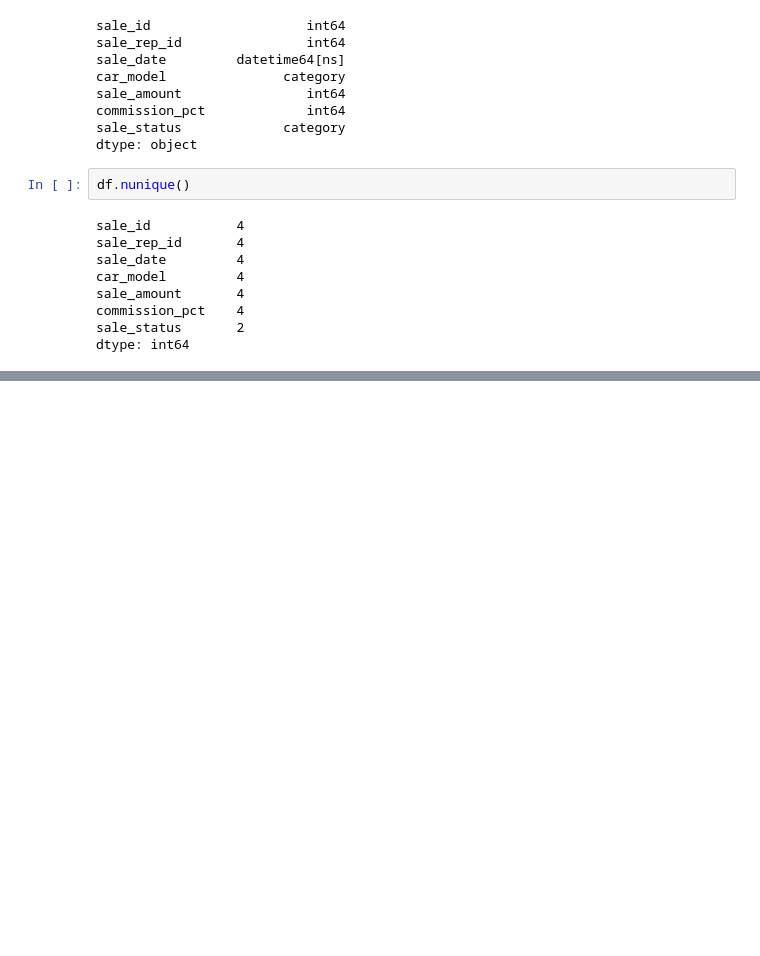
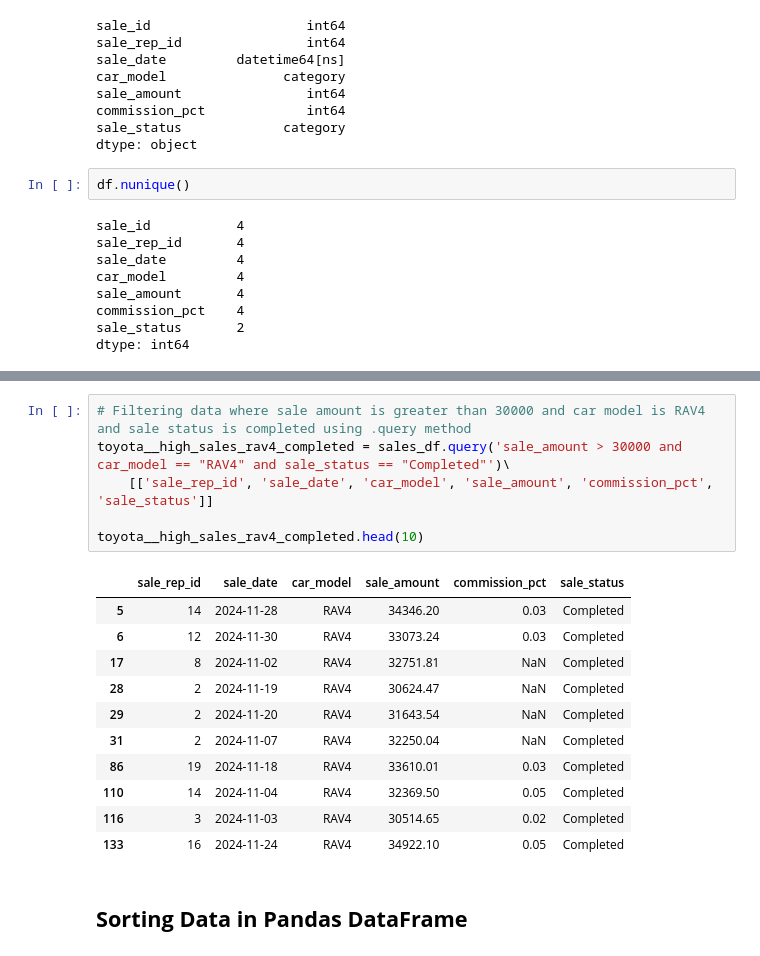
Before and after one commit to KhdaraBasha/Data-Engineer, a Jupyter notebook: Python/basics/python_exploring_toyota_sales_data.ipynb, the cells around one changed output, grey strips where cells are left out. Saved outputs shown, nothing was run; the diff lists cells and outputs as text; blank space fills up the shorter version.

```diff
--- a/Python/basics/python_exploring_toyota_sales_data.ipynb
+++ b/Python/basics/python_exploring_toyota_sales_data.ipynb
@@ -682,0 +730,20 @@ dtype: int64
+# %%
+# Filtering data where sale amount is greater than 30000 and car model is RAV4 and sale status is completed using .query method
+toyota__high_sales_rav4_completed = sales_df.query('sale_amount > 30000 and car_model == "RAV4" and sale_status == "Completed"')\
+    [['sale_rep_id', 'sale_date', 'car_model', 'sale_amount', 'commission_pct', 'sale_status']]
+
+toyota__high_sales_rav4_completed.head(10)
+# %% [output]
+|  | sale_rep_id | sale_date | car_model | sale_amount | commission_pct | sale_status |
+| 5 | 14 | 2024-11-28 | RAV4 | 34346.20 | 0.03 | Completed |
+| 6 | 12 | 2024-11-30 | RAV4 | 33073.24 | 0.03 | Completed |
+| 17 | 8 | 2024-11-02 | RAV4 | 32751.81 | NaN | Completed |
+| 28 | 2 | 2024-11-19 | RAV4 | 30624.47 | NaN | Completed |
+| 29 | 2 | 2024-11-20 | RAV4 | 31643.54 | NaN | Completed |
+| 31 | 2 | 2024-11-07 | RAV4 | 32250.04 | NaN | Completed |
+| 86 | 19 | 2024-11-18 | RAV4 | 33610.01 | 0.03 | Completed |
+| 110 | 14 | 2024-11-04 | RAV4 | 32369.50 | 0.05 | Completed |
+| 116 | 3 | 2024-11-03 | RAV4 | 30514.65 | 0.02 | Completed |
+| 133 | 16 | 2024-11-24 | RAV4 | 34922.10 | 0.05 | Completed |
+# %% [markdown]
+## <strong>Sorting Data in Pandas DataFrame</strong>
```
Also changed, not shown: parts of 14 cells of this notebook.
